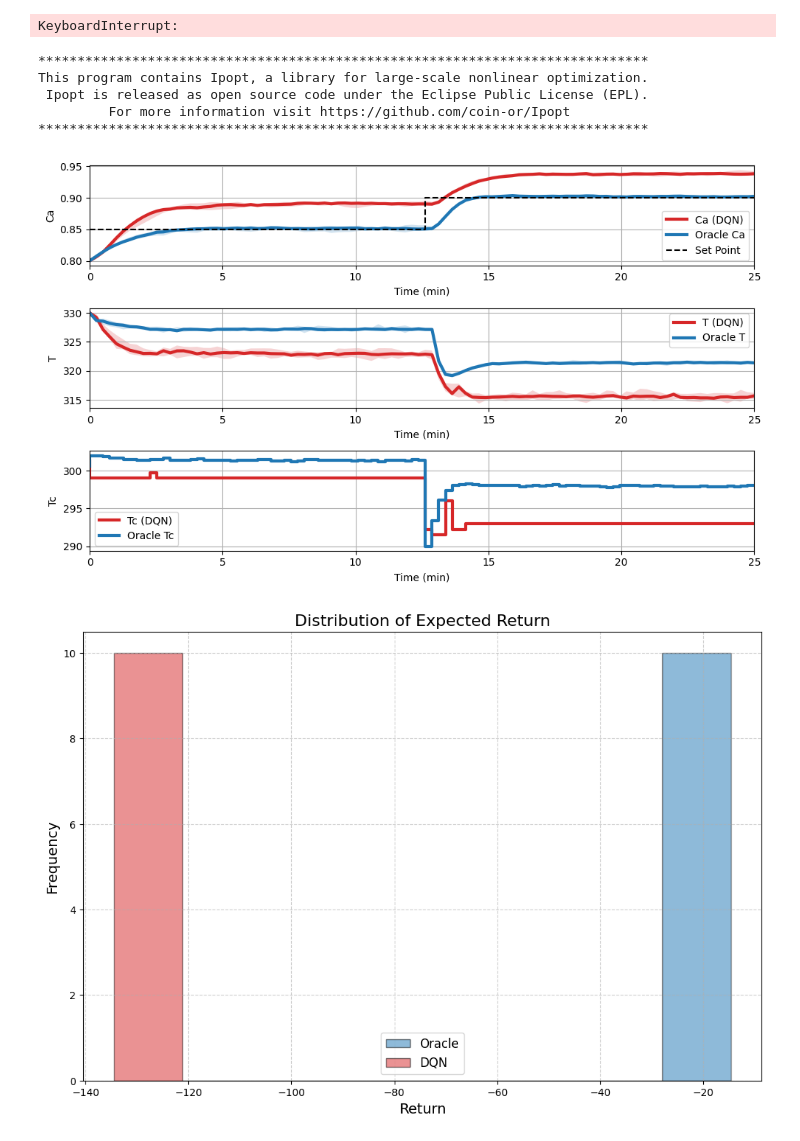
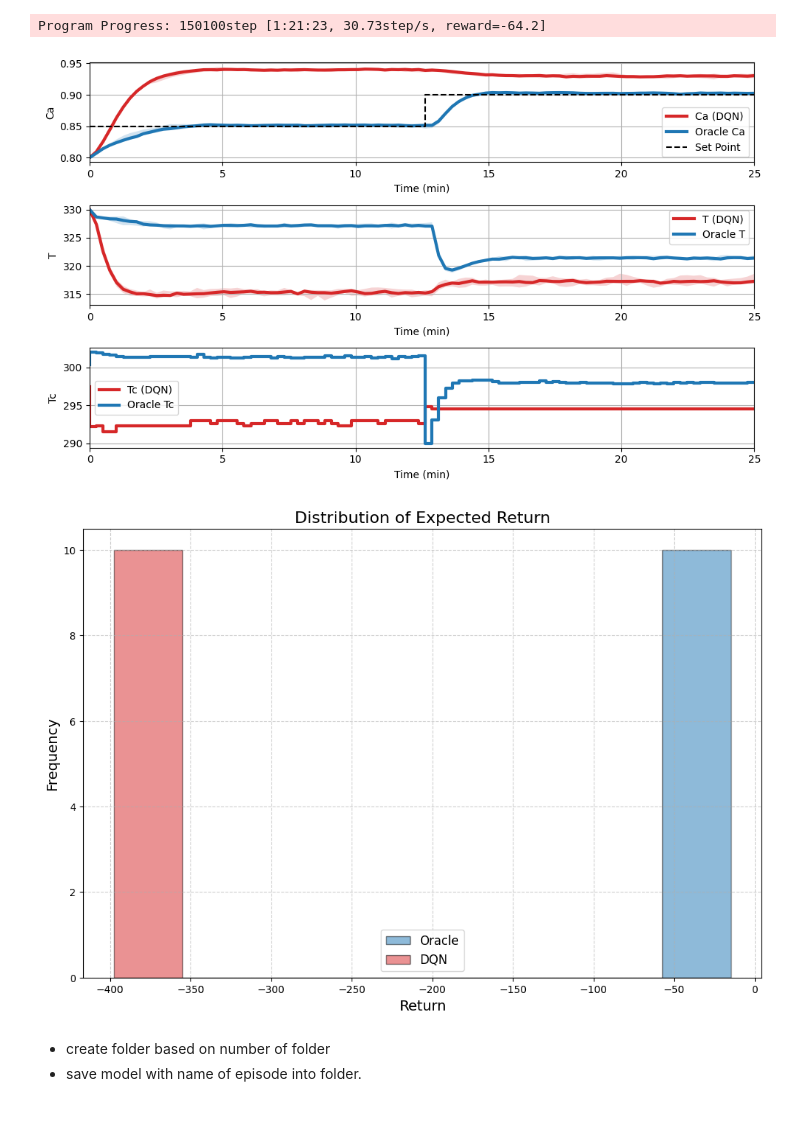
Before and after one commit to TACHUNC/DQN, a Jupyter notebook: train.ipynb, the cells around one changed output. Cells and saved outputs as stored; diff of their text form; code cells hidden in the pictures.

Commit message:
second update with more logical network and choice for hyperparameters

```diff
--- a/train.ipynb
+++ b/train.ipynb
@@ -13,7 +13,7 @@ from utils import Save_model_logfile
 
 from torch.utils.tensorboard import SummaryWriter
 
-writer = SummaryWriter(log_dir="runs/DeepDQN_enforce_5")  # Specify log directory
+writer = SummaryWriter(log_dir="runs/DeepDQN_6")  # Specify log directory
 # %%
 
 nsteps = 100
@@ -59,13 +59,13 @@ log_running_reward = 0
 log_running_episodes = 0
 
 #---- NAF hyperparameters ----#
-frames=max_ep_len*5000      # Total number of time_steps
+frames=max_ep_len*1500      # Total number of time_steps
 
-update_every=5   # frequency to update the Q-network
-n_updates= 1               # number of updates for each Q-network optimization
+update_every=10              # frequency to update the Q-network
+n_updates= 1                # number of updates for each Q-network optimization
 n_multistart= 12            # number of re-start for Q-value maximization
-batch_size= 64              # size of minibatch per optimization
-buffer_size = 10000          # size of the buffer
+batch_size= 84             # size of minibatch per optimization
+buffer_size = 30000         # size of the buffer
 
 n_step_bootstrapping = 1    # number of steps bootstrapping
 layer1_dim=128              # size of the hidden layer1
@@ -147,7 +147,7 @@ log_f.close()
 writer.close()
 progress_bar.close()
 # %% [output]
-KeyboardInterrupt:
+Program Progress: 150100step [1:21:23, 30.73step/s, reward=-64.2]
 # %%
 
 
@@ -172,19 +172,14 @@ device      = torch.device("cuda:0" if torch.cuda.is_available() else "cpu")
 bounds = torch.tensor([-1,1]).reshape(-1,2)
 
 #---- Agent ----#
-agent = Agent(bounds,state_dim,action_dim,layer1_dim,layer2_dim,batch_size,buffer_size,
+agent_reload = Agent(bounds,state_dim,action_dim,layer1_dim,layer2_dim,batch_size,buffer_size,
               tau,gamma,learning_rate,update_every,n_updates,n_step_bootstrapping,
               n_multistart,seed,writer)
 # %%
 # Load the saved state_dict from the .pth file
-checkpoint_path = "DQN_preTrained/cstr_ode/DQN_cstr_ode_0_5.pth"
-agent.load(checkpoint_path)
-evaluator, data = env.plot_rollout({'DQN':agent},reps=10,oracle = True, dist_reward=True, MPC_params={'N':15,'R':5})
+checkpoint_path = "DQN_preTrained/cstr_ode/DQN_cstr_ode_0_10.pth"
+agent_reload.load(checkpoint_path)
+evaluator, data = env.plot_rollout({'DQN':agent_reload},reps=10,oracle = True, dist_reward=True, MPC_params={'N':15,'R':5})
 # %% [output]
-******************************************************************************
-This program contains Ipopt, a library for large-scale nonlinear optimization.
- Ipopt is released as open source code under the Eclipse Public License (EPL).
-         For more information visit https://github.com/coin-or/Ipopt
-******************************************************************************
-[figure, old version]
+[figure, new version]
-[figure, old version]
+[figure, new version]
@@ -283,0 +186,3 @@ trainer.run(data_loader, epochs=epochs)
+# %% [markdown]
+- create folder based on number of folder
+- save model with name of episode into folder.
```
Also changed, not shown: parts of 1 cell of this notebook, 51 other files.
